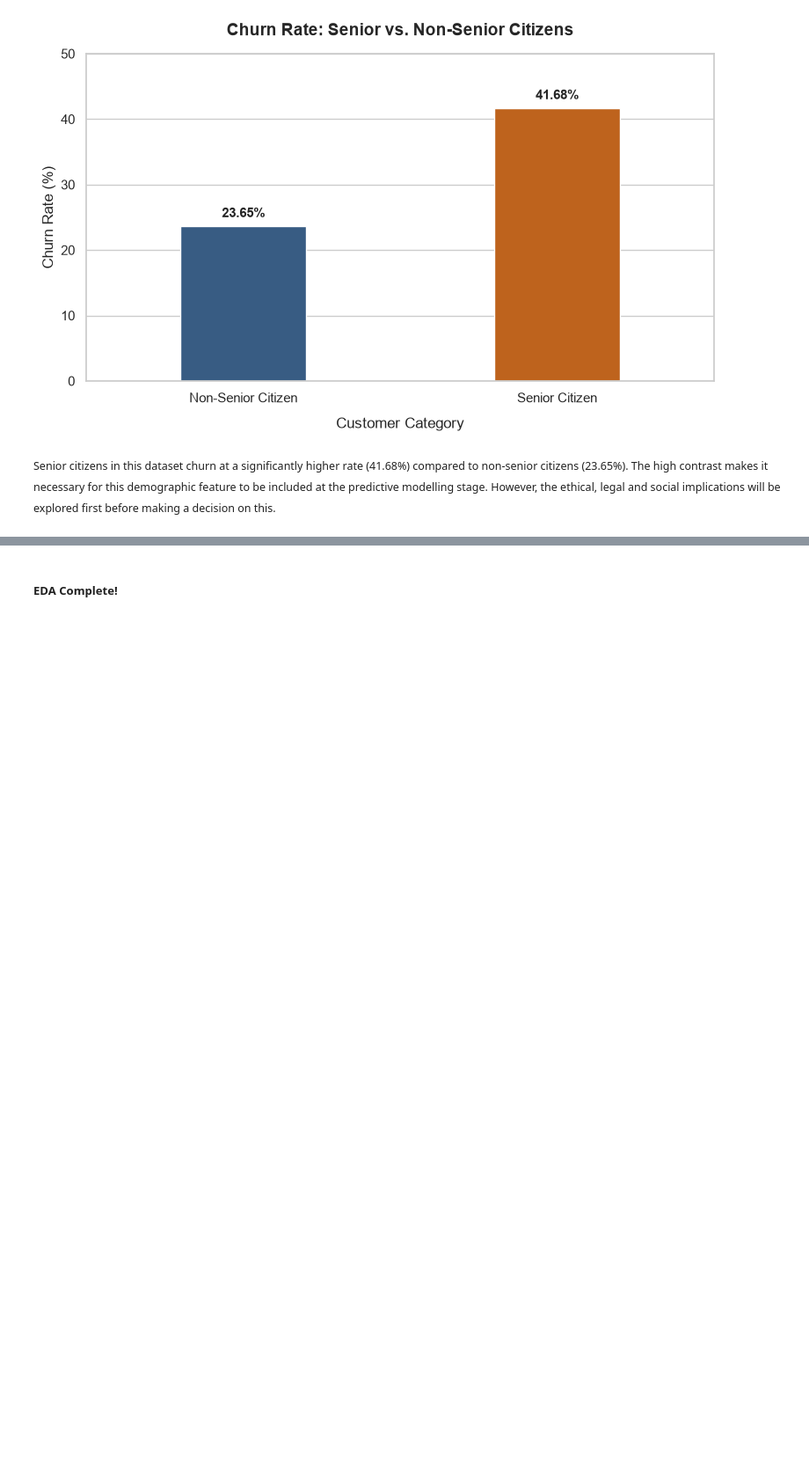
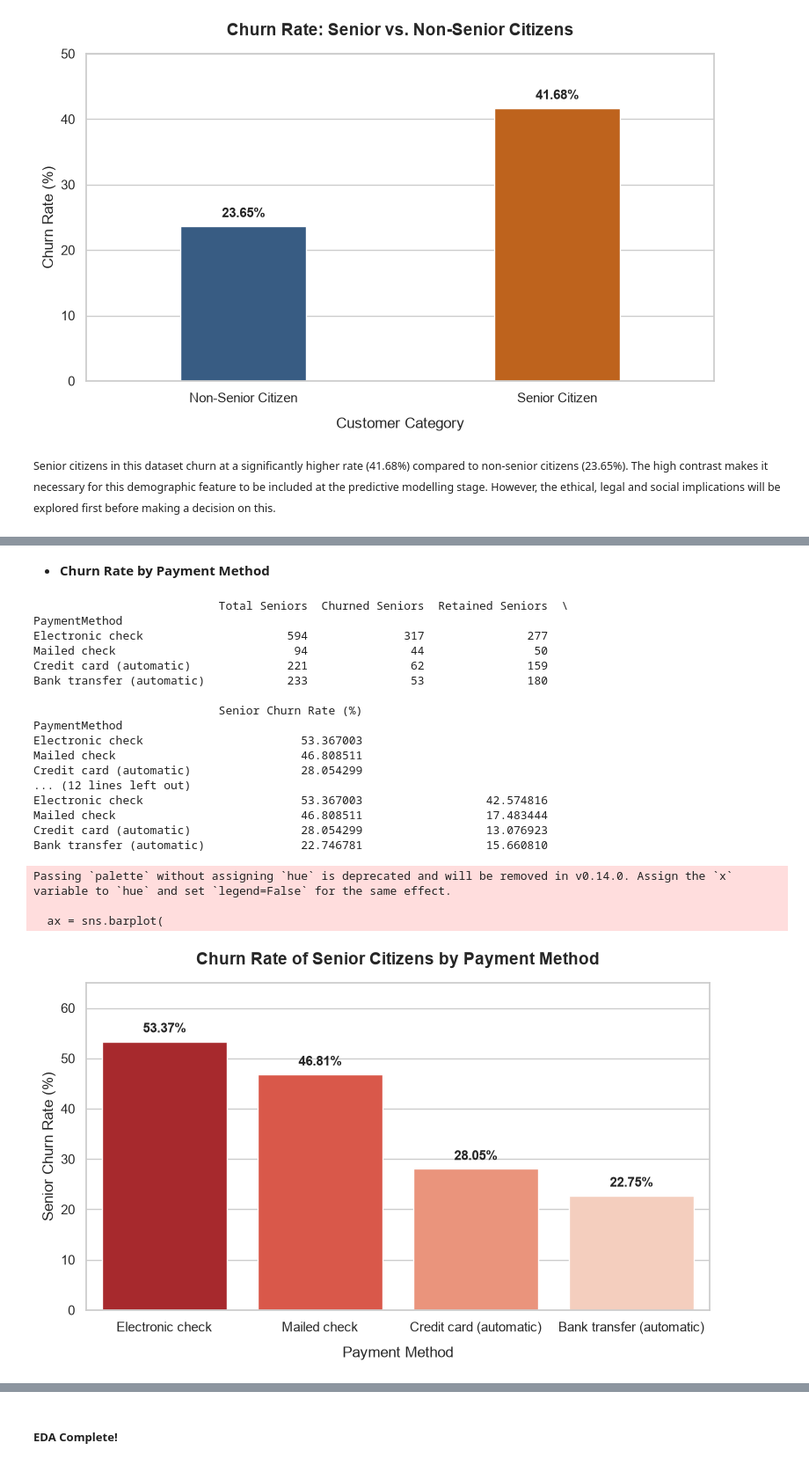
Before and after one commit to Joyy-cloud/TelecomChurning, a Jupyter notebook: 02_eda.ipynb, the cells around one changed output, grey strips where cells are left out. Shown at 88% size. Cells and saved outputs as stored; diff of their text form; code cells hidden in the pictures; blank space fills up the shorter version.

Commit message:
Ethical Issues and Social Implications for Senior Citizens explored

```diff
--- a/02_eda.ipynb
+++ b/02_eda.ipynb
@@ -756,0 +765,75 @@ Passing `palette` without assigning `hue` is deprecated and will be removed in v
+# %% [markdown]
+* **Churn Rate by Payment Method**
+# %%
+seniors_df = df[df['SeniorCitizen'] == 1]
+
+# Churn rate for senior citizens by payment method
+churn_by_pm = seniors_df.groupby('PaymentMethod')['Churn'].value_counts(normalize=True).unstack() * 100
+counts = seniors_df.groupby('PaymentMethod')['Churn'].value_counts().unstack()
+total_seniors_pm = seniors_df['PaymentMethod'].value_counts()
+
+summary = pd.DataFrame({
+    'Total Seniors': total_seniors_pm,
+    'Churned Seniors': counts['Yes'],
+    'Retained Seniors': counts['No'],
+    'Senior Churn Rate (%)': churn_by_pm['Yes']
+}).sort_values(by='Senior Churn Rate (%)', ascending=False)
+
+print(summary)
+
+# Also let's check non-seniors churn rate by payment method just for context/comparison if needed
+nonseniors_df = df[df['SeniorCitizen'] == 0]
+nonsenior_churn_by_pm = nonseniors_df.groupby('PaymentMethod')['Churn'].value_counts(normalize=True).unstack()['Yes'] * 100
+
+summary['Non-Senior Churn Rate (%)'] = nonsenior_churn_by_pm
+print("\nFull Summary with Comparison:")
+print(summary)
+
+# Plotting
+plt.figure(figsize=(8, 5))
+sns.set_theme(style="whitegrid")
+
+ax = sns.barplot(
+    x=summary.index,
+    y=summary['Senior Churn Rate (%)'],
+    palette='Reds_r'
+)
+
+for p in ax.patches:
+    height = p.get_height()
+    ax.annotate(f'{height:.2f}%',
+                (p.get_x() + p.get_width() / 2., height),
+                ha='center', va='bottom',
+                xytext=(0, 5), textcoords='offset points',
+                fontsize=11, fontweight='bold')
+
+plt.title('Churn Rate of Senior Citizens by Payment Method', fontsize=14, fontweight='bold', pad=15)
+plt.xlabel('Payment Method', fontsize=12, labelpad=10)
+plt.ylabel('Senior Churn Rate (%)', fontsize=12)
+plt.ylim(0, 65)
+
+plt.tight_layout()
+plt.savefig('plots/10_senior_churn_rate_by_payment_method.png', dpi=300)
+plt.show()
+# %% [output]
+                           Total Seniors  Churned Seniors  Retained Seniors  \
+PaymentMethod
+Electronic check                     594              317               277
+Mailed check                          94               44                50
+Credit card (automatic)              221               62               159
+Bank transfer (automatic)            233               53               180
+
+                           Senior Churn Rate (%)
+PaymentMethod
+Electronic check                       53.367003
+Mailed check                           46.808511
+Credit card (automatic)                28.054299
+... (12 lines left out)
+Electronic check                       53.367003                  42.574816
+Mailed check                           46.808511                  17.483444
+Credit card (automatic)                28.054299                  13.076923
+Bank transfer (automatic)              22.746781                  15.660810
+Passing `palette` without assigning `hue` is deprecated and will be removed in v0.14.0. Assign the `x` variable to `hue` and set `legend=False` for the same effect.
+
+  ax = sns.barplot(
+[figure, added]
```
Also changed, not shown: parts of 6 cells of this notebook.
